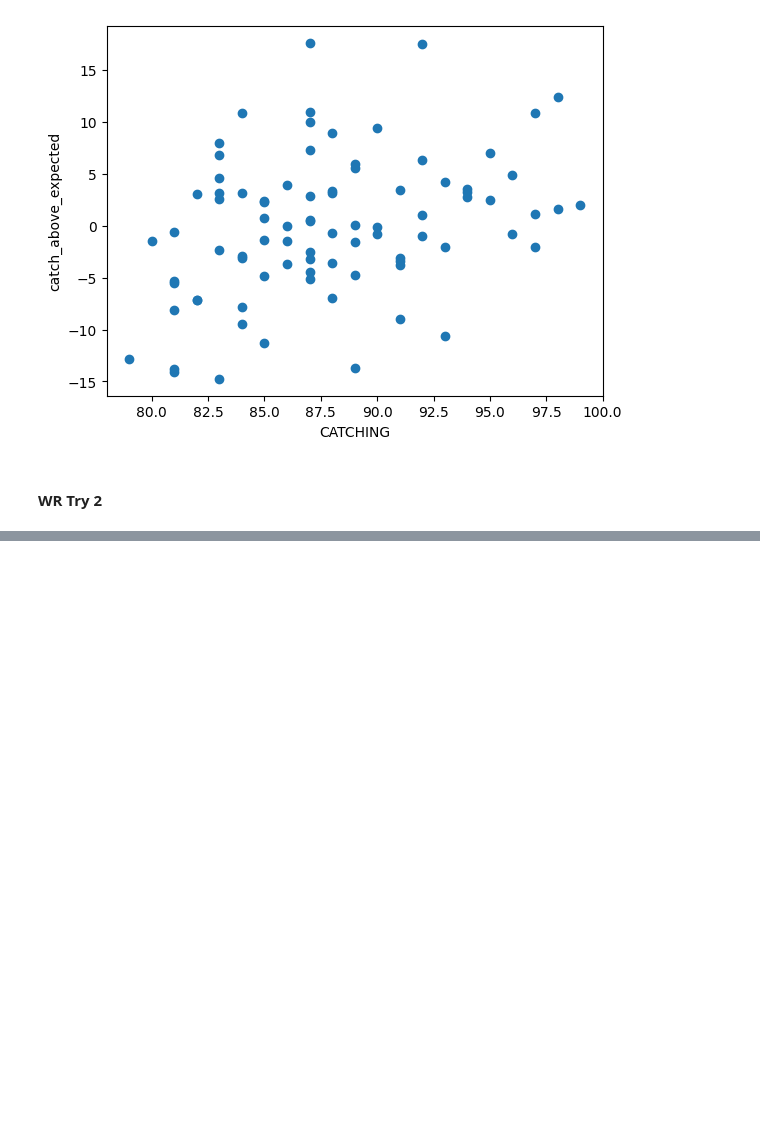
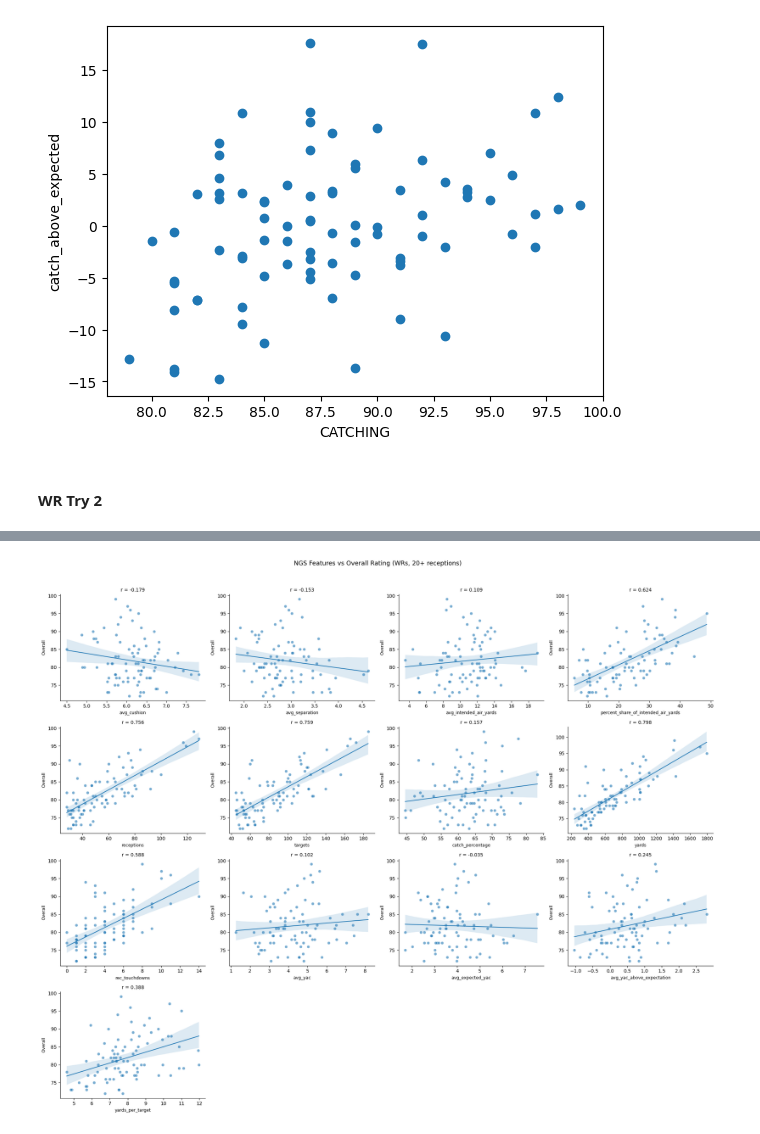
Before and after one commit to CharlieHubbard7/NFLResearch, a Jupyter notebook: NFL_Research_(5_26_26).ipynb, the cells around one changed output, grey strips where cells are left out. Cells and saved outputs as stored; diff of their text form; code cells hidden in the pictures; blank space fills up the shorter version.

```diff
--- a/NFL_Research_(5_26_26).ipynb
+++ b/NFL_Research_(5_26_26).ipynb
@@ -804,3 +805,8 @@ plt.show()
 [figure]
 # %% [markdown]
 #### WR Try 2
+# %%
+wr_ngs = nfl.load_nextgen_stats(2025, "receiving").to_pandas()
+wr_ngs = wr_ngs.merge(madden[["gsis_id", "Overall"]], left_on="player_gsis_id", right_on="gsis_id")
+wr_ngs["yards_per_target"] = wr_ngs["yards"] / wr_ngs["targets"]
+wr_ngs.head(1)
@@ -806,0 +816,3 @@ plt.show()
+# %%
+wr_ngs_cleaned = wr_ngs.query("player_position == 'WR' and receptions >= 20")
+wr_ngs_cleaned.head(1)
@@ -806,0 +822,9 @@ plt.show()
+# %%
+exclude = {
+    'season', 'season_type', 'week', 'player_display_name', 'player_position',
+    'team_abbr', 'player_gsis_id', 'player_first_name', 'player_last_name',
+    'player_jersey_number', 'player_short_name', 'gsis_id', 'Overall'
+}
+
+features = [col for col in wr_ngs_cleaned.columns if col not in exclude]
+features
@@ -806,0 +845,30 @@ plt.show()
+# %%
+n_cols = 4
+n_rows = math.ceil(len(features) / n_cols)
+
+fig, axes = plt.subplots(n_rows, n_cols, figsize=(n_cols * 5, n_rows * 4))
+axes = axes.flatten()
+
+for i, feature in enumerate(features):
+    ax = axes[i]
+    correlation = wr_ngs_cleaned[feature].corr(wr_ngs_cleaned["Overall"])
+
+    sns.scatterplot(data=wr_ngs_cleaned, x=feature, y="Overall", alpha=0.6, ax=ax)
+    sns.regplot(data=wr_ngs_cleaned, x=feature, y="Overall", scatter=False,
+                line_kws={"linewidth": 1.5}, ax=ax)
+
+    ax.set_title(f"r = {round(correlation, 3)}", fontsize=10)
+    ax.set_xlabel(feature, fontsize=9)
+    ax.set_ylabel("Overall", fontsize=9)
+
+# hide any empty subplots if features don't fill the grid perfectly
+for j in range(i + 1, len(axes)):
+    axes[j].set_visible(False)
+
+sns.despine()
+plt.suptitle("NGS Features vs Overall Rating (WRs, 20+ receptions)",
+             fontsize=13, y=1.02)
+plt.tight_layout()
+plt.show()
+# %% [output]
+[figure, added]
```
Also changed, not shown: parts of 6 cells of this notebook.
